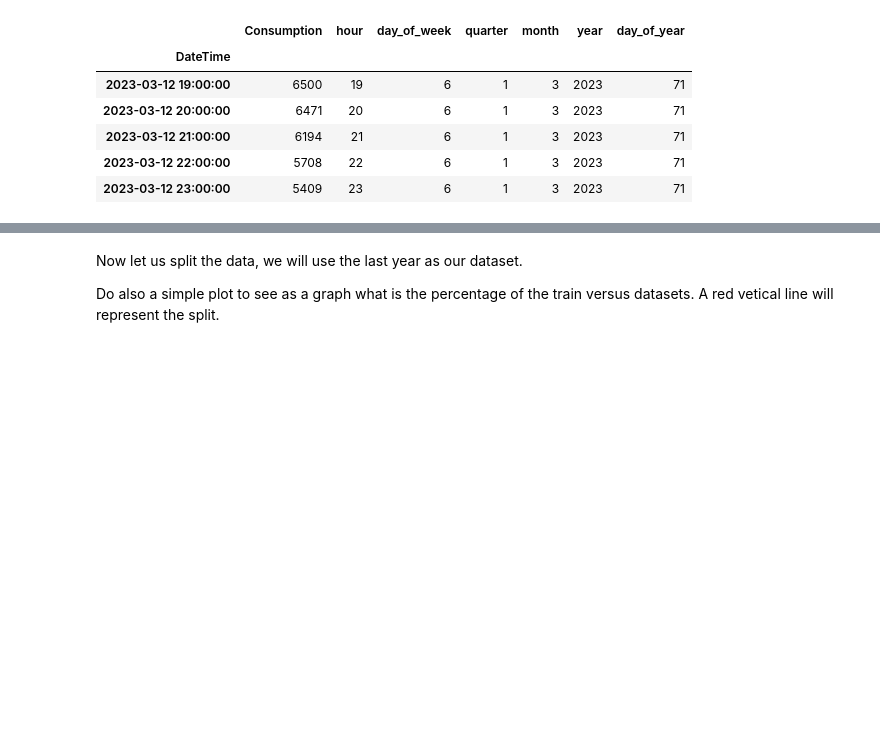
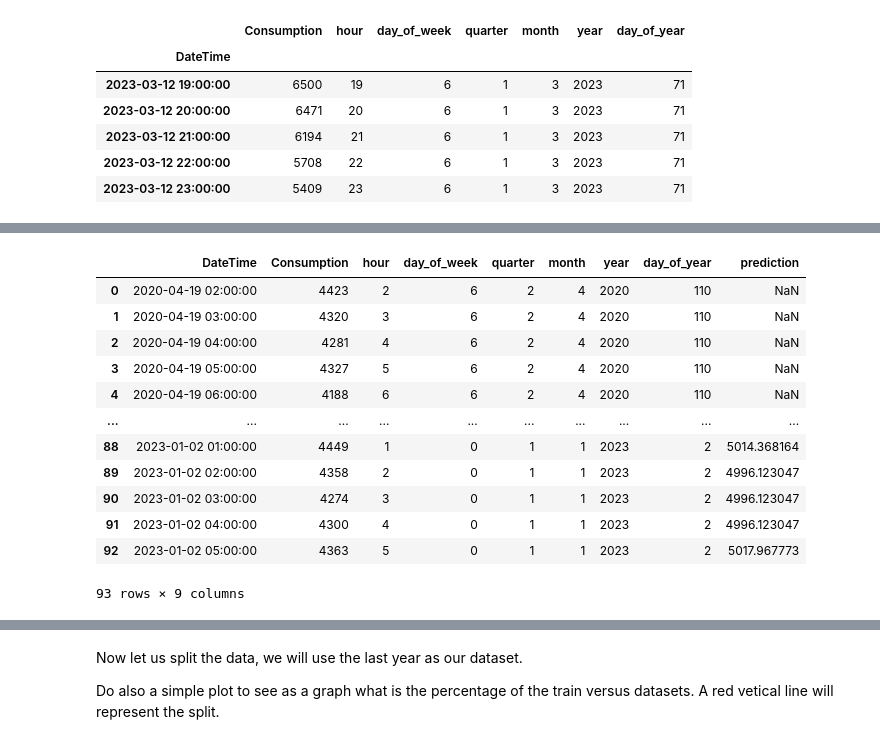
Before and after one commit to Nikhil-analyst/Kaggle-Datasets, a Jupyter notebook: timeseries-forecasting-with-regression-and-prophet.ipynb, the cells around one changed output, grey strips where cells are left out. Saved outputs shown, nothing was run; the diff lists cells and outputs as text; code cells hidden in the pictures; blank space fills up the shorter version.

```diff
--- a/timeseries-forecasting-with-regression-and-prophet.ipynb
+++ b/timeseries-forecasting-with-regression-and-prophet.ipynb
@@ -161,0 +178,16 @@ df.tail()
+# %%
+df[df['Consumption']<4450].reset_index()
+# %% [output]
+|  | DateTime | Consumption | hour | day_of_week | quarter | month | year | day_of_year | prediction |
+| 0 | 2020-04-19 02:00:00 | 4423 | 2 | 6 | 2 | 4 | 2020 | 110 | NaN |
+| 1 | 2020-04-19 03:00:00 | 4320 | 3 | 6 | 2 | 4 | 2020 | 110 | NaN |
+| 2 | 2020-04-19 04:00:00 | 4281 | 4 | 6 | 2 | 4 | 2020 | 110 | NaN |
+| 3 | 2020-04-19 05:00:00 | 4327 | 5 | 6 | 2 | 4 | 2020 | 110 | NaN |
+| 4 | 2020-04-19 06:00:00 | 4188 | 6 | 6 | 2 | 4 | 2020 | 110 | NaN |
+| ... | ... | ... | ... | ... | ... | ... | ... | ... | ... |
+| 88 | 2023-01-02 01:00:00 | 4449 | 1 | 0 | 1 | 1 | 2023 | 2 | 5014.368164 |
+| 89 | 2023-01-02 02:00:00 | 4358 | 2 | 0 | 1 | 1 | 2023 | 2 | 4996.123047 |
+| 90 | 2023-01-02 03:00:00 | 4274 | 3 | 0 | 1 | 1 | 2023 | 2 | 4996.123047 |
+| 91 | 2023-01-02 04:00:00 | 4300 | 4 | 0 | 1 | 1 | 2023 | 2 | 4996.123047 |
+| 92 | 2023-01-02 05:00:00 | 4363 | 5 | 0 | 1 | 1 | 2023 | 2 | 5017.967773 |
+93 rows × 9 columns
```
Also changed, not shown: parts of 10 cells of this notebook.
